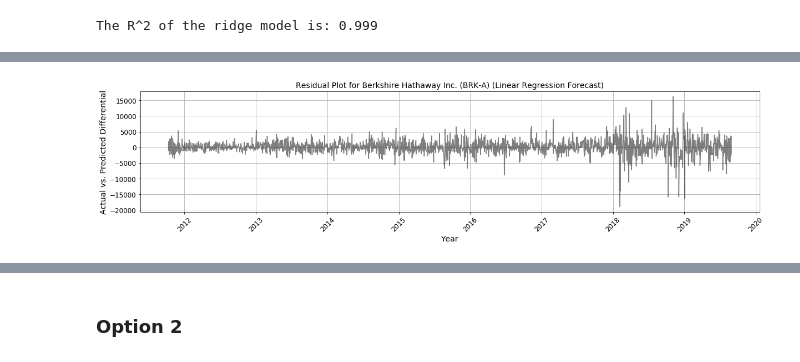
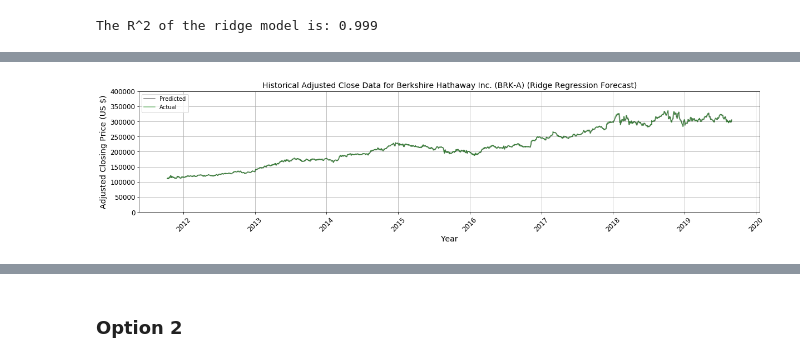
Before and after one commit to grantaguinaldo/ml_apps, a Jupyter notebook: finance/finance_forecast.ipynb, the cells around one changed output, grey strips where cells are left out. Drawn from its saved outputs; the diff is of its cells as text; code cells hidden in the pictures.

```diff
--- a/finance/finance_forecast.ipynb
+++ b/finance/finance_forecast.ipynb
@@ -275,17 +221,4 @@ plt.show()
-# %%
-plt.figure(figsize=(20, 4))
-
-plt.plot(df['DATE'][-X_test.shape[0]:],
-         (y_test - y_pred_ridge),
-         color='k',
-         alpha=0.5)
-
-plt.xlabel('Year', fontsize=14)
-plt.ylabel('Actual vs. Predicted Differential', fontsize=14)
-plt.title('Residual Plot for Berkshire Hathaway Inc. (BRK-A) (Linear Regression Forecast)', fontsize=14)
-plt.xticks(fontsize=12, rotation=45)
-plt.yticks(fontsize=12)
-plt.grid(True)
-plt.show()
-# %% [output]
-[figure, removed]
+# %%
+plot_data(df=df, y_test=y_test, y_pred=y_pred_ridge, title_string='(Ridge Regression Forecast)')
+# %% [output]
+[figure, added]
```
Also changed, not shown: parts of 28 cells of this notebook.
